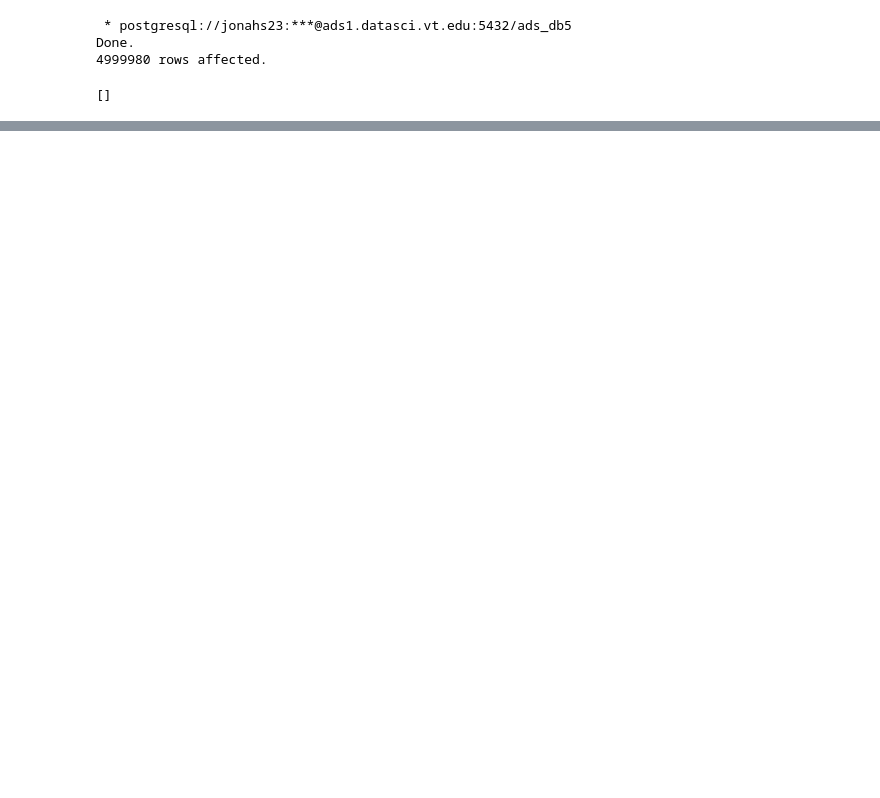
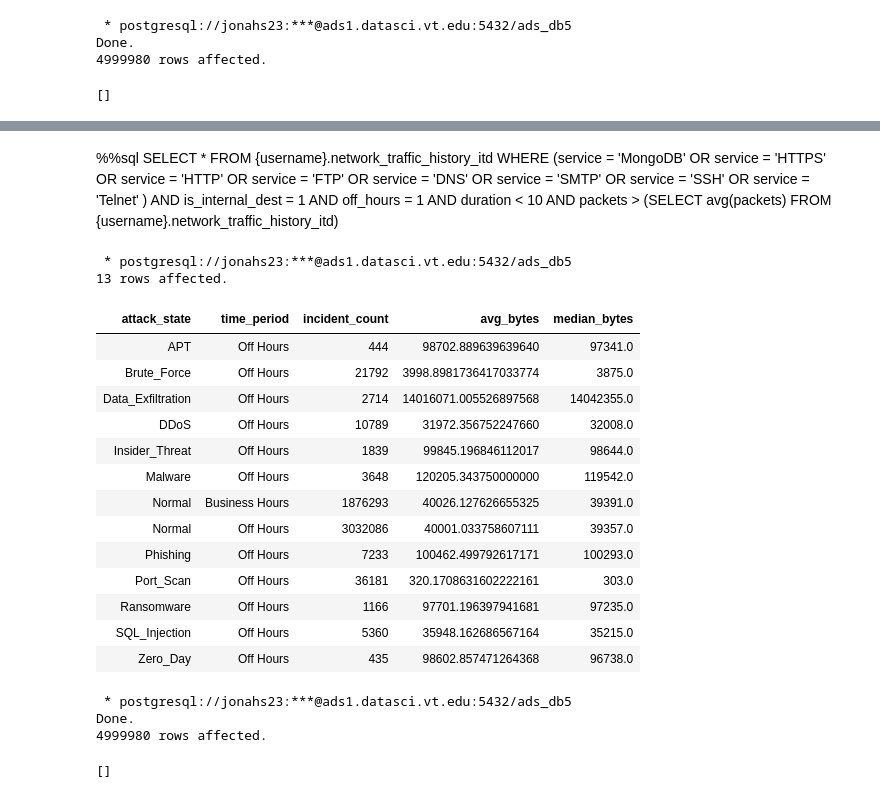
Before and after one commit to Jonah-Schep5/networkInstrusion, a Jupyter notebook: data_preparation.ipynb, the cells around one changed output, grey strips where cells are left out. Saved outputs shown, nothing was run; the diff lists cells and outputs as text; code cells hidden in the pictures; blank space fills up the shorter version.

```diff
--- a/data_preparation.ipynb
+++ b/data_preparation.ipynb
@@ -199,0 +155,72 @@ LIMIT 5;
+# %% [markdown]
+%%sql
+SELECT * FROM {username}.network_traffic_history_itd
+WHERE (service = 'MongoDB'
+OR service = 'HTTPS'
+OR service = 'HTTP'
+OR service = 'FTP'
+OR service = 'DNS'
+OR service = 'SMTP'
+OR service = 'SSH'
+OR service = 'Telnet'
+)
+AND is_internal_dest = 1
+AND off_hours = 1
+AND duration < 10
+AND packets > (SELECT avg(packets) FROM {username}.network_traffic_history_itd)
+# %%
+%%sql
+-- Compare attack types by time of day
+SELECT
+    attack_state,
+    CASE
+        WHEN hour_of_day >= 9 AND hour_of_day <= 17 THEN 'Business Hours'
+        ELSE 'Off Hours'
+    END AS time_period,
+    COUNT(*) AS incident_count,
+    AVG(bytes) AS avg_bytes,
+    PERCENTILE_CONT(0.5) WITHIN GROUP (ORDER BY bytes) AS median_bytes
+FROM {username}.network_traffic_history_itd
+GROUP BY attack_state, time_period
+ORDER BY attack_state, time_period;
+# %% [output]
+ * postgresql://jonahs23:***@ads1.datasci.vt.edu:5432/ads_db5
+13 rows affected.
+| attack_state | time_period | incident_count | avg_bytes | median_bytes |
+| APT | Off Hours | 444 | 98702.889639639640 | 97341.0 |
+| Brute_Force | Off Hours | 21792 | 3998.8981736417033774 | 3875.0 |
+| Data_Exfiltration | Off Hours | 2714 | 14016071.005526897568 | 14042355.0 |
+| DDoS | Off Hours | 10789 | 31972.356752247660 | 32008.0 |
+| Insider_Threat | Off Hours | 1839 | 99845.196846112017 | 98644.0 |
+| Malware | Off Hours | 3648 | 120205.343750000000 | 119542.0 |
+| Normal | Business Hours | 1876293 | 40026.127626655325 | 39391.0 |
+| Normal | Off Hours | 3032086 | 40001.033758607111 | 39357.0 |
+| Phishing | Off Hours | 7233 | 100462.499792617171 | 100293.0 |
+| Port_Scan | Off Hours | 36181 | 320.1708631602222161 | 303.0 |
+| Ransomware | Off Hours | 1166 | 97701.196397941681 | 97235.0 |
+| SQL_Injection | Off Hours | 5360 | 35948.162686567164 | 35215.0 |
+| Zero_Day | Off Hours | 435 | 98602.857471264368 | 96738.0 |
+# %%
+%%sql
+ALTER TABLE {username}.network_traffic_history_itd
+ADD COLUMN IF NOT EXISTS time_period VARCHAR(20);
+
+UPDATE {username}.network_traffic_history_itd
+SET time_period = CASE
+    WHEN hour_of_day >= 0 AND hour_of_day < 4 THEN 'very_late'       -- 12am-4am (highest risk)
+    WHEN hour_of_day >= 4 AND hour_of_day < 6 THEN 'late_night'      -- 4am-6am
+    WHEN hour_of_day >= 6 AND hour_of_day < 8 THEN 'early_morning'   -- 6am-8am
+    WHEN hour_of_day >= 8 AND hour_of_day < 9 THEN 'morning_start'   -- 8am-9am
+    WHEN hour_of_day >= 9 AND hour_of_day < 12 THEN 'work_morning'   -- 9am-12pm
+    WHEN hour_of_day >= 12 AND hour_of_day < 13 THEN 'lunch_hour'    -- 12pm-1pm
+    WHEN hour_of_day >= 13 AND hour_of_day < 17 THEN 'work_afternoon'-- 1pm-5pm
+    WHEN hour_of_day >= 17 AND hour_of_day < 18 THEN 'work_end'      -- 5pm-6pm
+    WHEN hour_of_day >= 18 AND hour_of_day < 20 THEN 'evening'       -- 6pm-8pm
+    WHEN hour_of_day >= 20 AND hour_of_day < 22 THEN 'night'         -- 8pm-10pm
+    WHEN hour_of_day >= 22 AND hour_of_day < 24 THEN 'late'          -- 10pm-12am
+END;
+# %% [output]
+ * postgresql://jonahs23:***@ads1.datasci.vt.edu:5432/ads_db5
+Done.
+4999980 rows affected.
+[]
```
Also changed, not shown: parts of 13 cells of this notebook, 1 other file.
